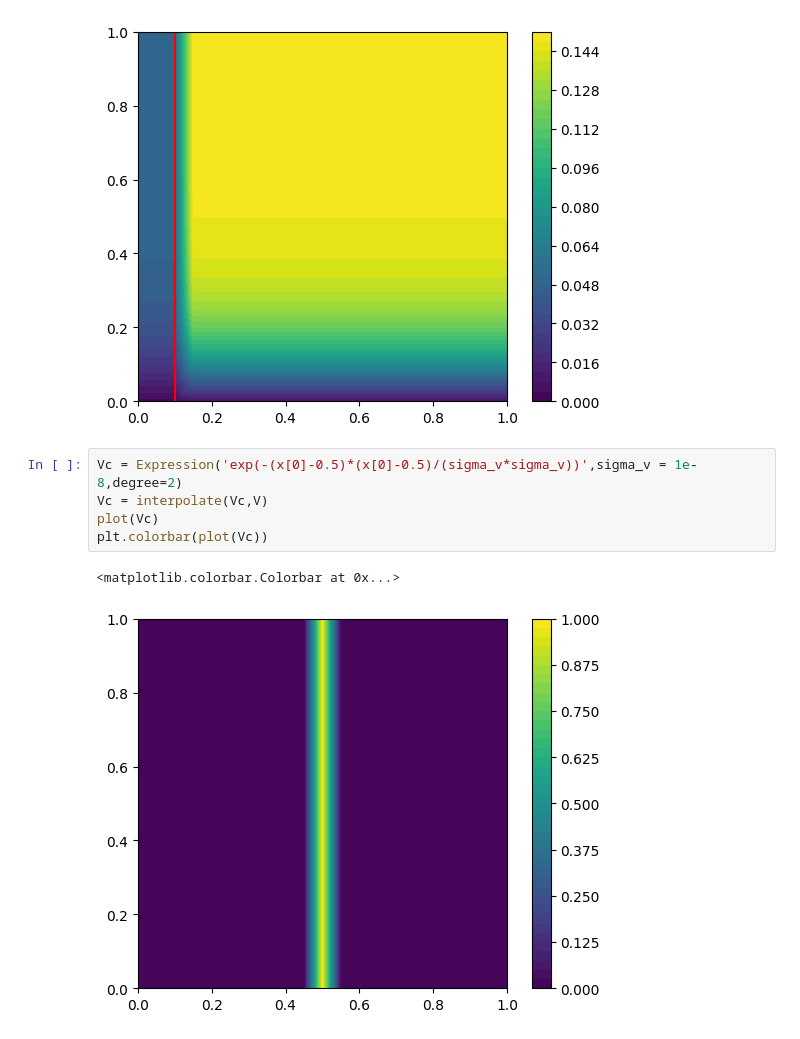
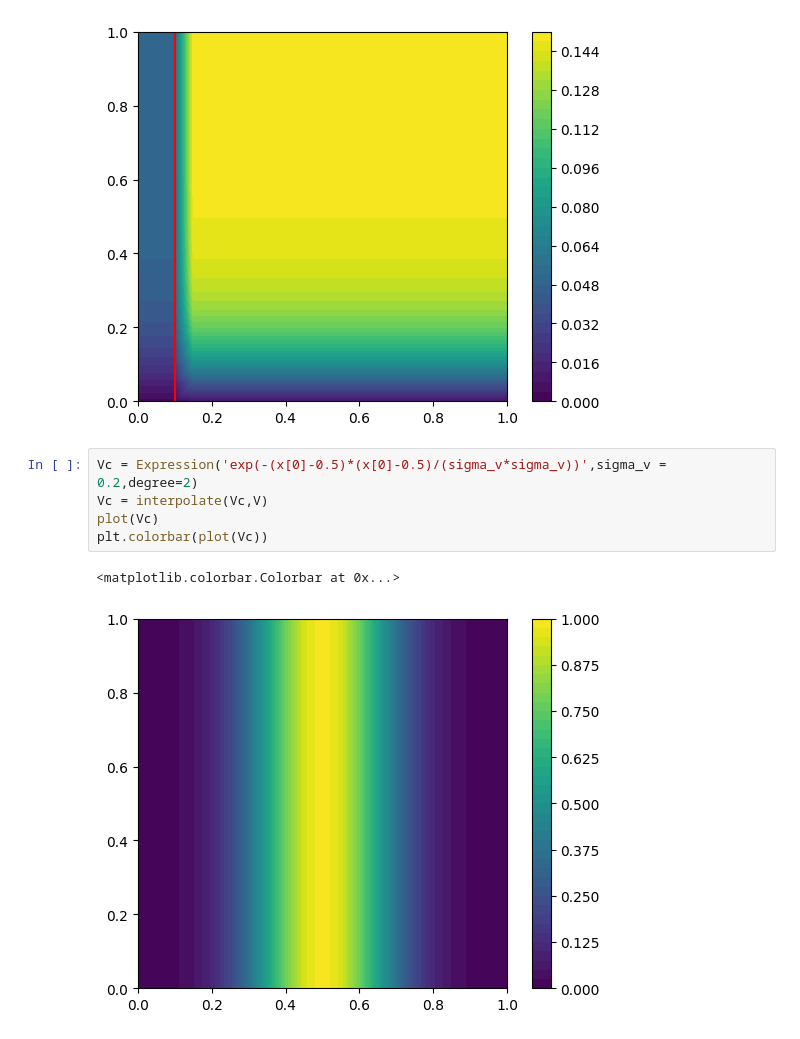
Before and after one commit to saragazzoni/Master_Thesis, a Jupyter notebook: Code/functionals.ipynb, the cells around one changed output. Drawn from its saved outputs; the diff is of its cells as text.

```diff
--- a/Code/functionals.ipynb
+++ b/Code/functionals.ipynb
@@ -92,10 +92,10 @@ plt.axvline(c_R,color='r')
 <matplotlib.lines.Line2D at 0x...>
 [figure]
 # %%
-Vc = Expression('exp(-(x[0]-0.5)*(x[0]-0.5)/(sigma_v*sigma_v))',sigma_v = 1e-8,degree=2)
+Vc = Expression('exp(-(x[0]-0.5)*(x[0]-0.5)/(sigma_v*sigma_v))',sigma_v = 0.2,degree=2)
 Vc = interpolate(Vc,V)
 plot(Vc)
 plt.colorbar(plot(Vc))
 # %% [output]
 <matplotlib.colorbar.Colorbar at 0x...>
-[figure, old version]
+[figure, new version]
```
Also changed, not shown: parts of 1 cell of this notebook, 51 other files.
